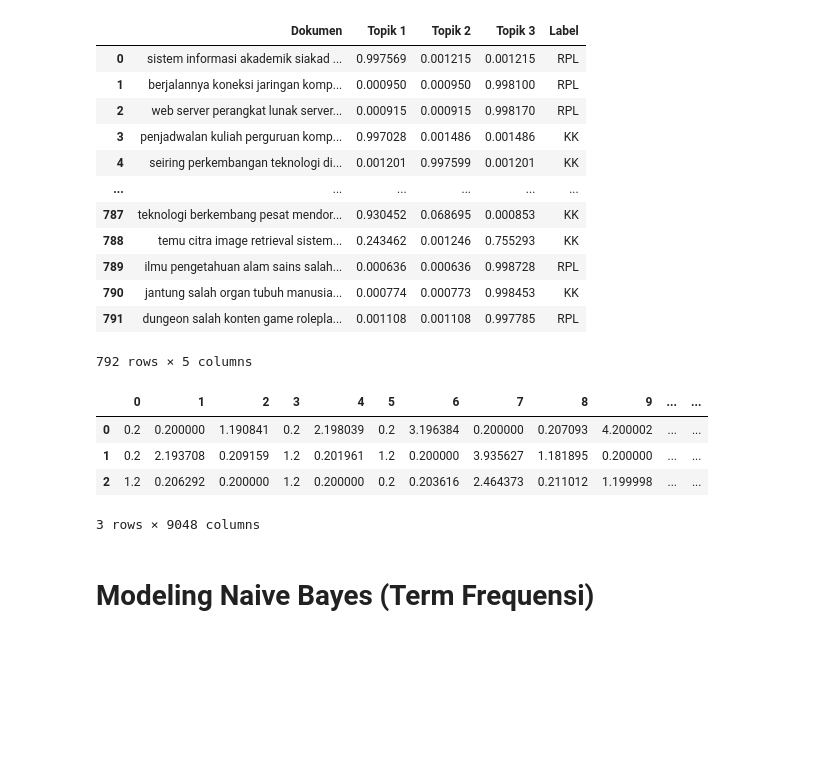
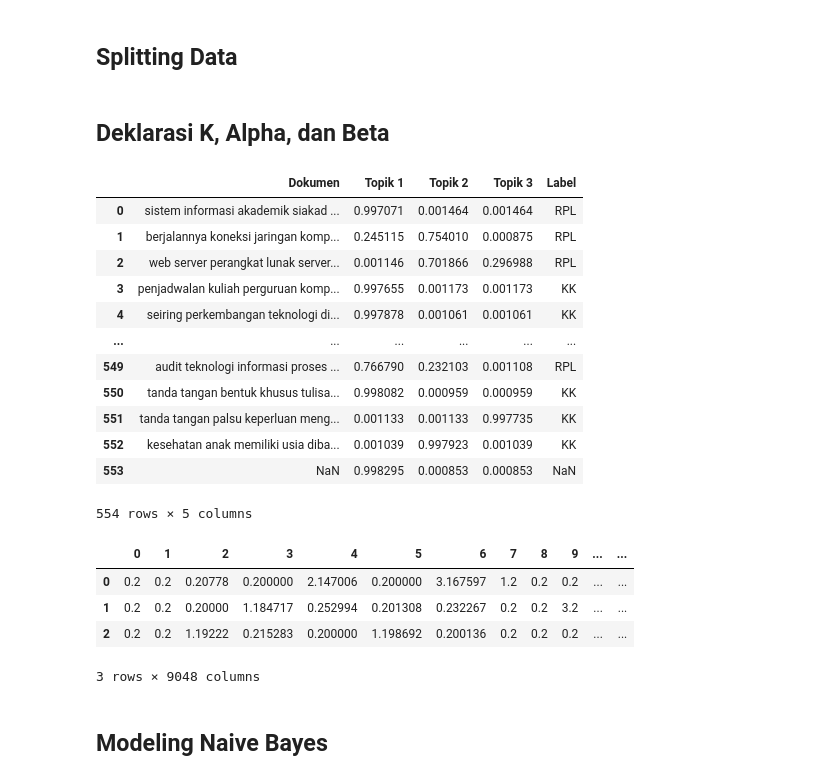
Before and after one commit to arosyihuddin/ppw, a Jupyter notebook: _sources/Reduksi Dimensi Feature.ipynb, the cells around one changed output. Cells and saved outputs as stored; diff of their text form; code cells hidden in the pictures; blank space fills up the shorter version.

```diff
--- a/_sources/Reduksi Dimensi Feature.ipynb
+++ b/_sources/Reduksi Dimensi Feature.ipynb
@@ -46,3 +58,3 @@ df = df.dropna()
 # %%
-X = df.drop(['Dokumen'], axis=1)
-X
+X = df.drop(['Dokumen', 'Label'], axis=1)
+y = df['Label']
@@ -62,0 +92,2 @@ X
+# %% [markdown]
+## Splitting Data
@@ -63,3 +96,5 @@ X
+# %% [markdown]
+## Deklarasi K, Alpha, dan Beta
 # %%
 k = 3
 alpha = 0.1
@@ -70,20 +102,24 @@ proporsi_topik_dokumen = lda.fit_transform(X)
+# %%
+lda = LatentDirichletAllocation(n_components=k, doc_topic_prior=alpha, topic_word_prior=beta)
+lda_x_train = lda.fit_transform(X_train)
+lda_x_test = lda.transform(X_test)
 # %%
 dokumen = df['Dokumen']
-output_proporsi_TD = pd.DataFrame(proporsi_topik_dokumen, columns=['Topik 1', 'Topik 2', 'Topik 3'])
+output_proporsi_TD = pd.DataFrame(lda_x_train, columns=['Topik 1', 'Topik 2', 'Topik 3'])
 output_proporsi_TD.insert(0,'Dokumen', dokumen)
-output_proporsi_TD.insert(len(output_proporsi_TD.columns),'Label', data['Label'])
+output_proporsi_TD.insert(len(output_proporsi_TD.columns),'Label', df['Label'])
 output_proporsi_TD
 # %% [output]
 |  | Dokumen | Topik 1 | Topik 2 | Topik 3 | Label |
-| 0 | sistem informasi akademik siakad ... | 0.997569 | 0.001215 | 0.001215 | RPL |
-| 1 | berjalannya koneksi jaringan komp... | 0.000950 | 0.000950 | 0.998100 | RPL |
-| 2 | web server perangkat lunak server... | 0.000915 | 0.000915 | 0.998170 | RPL |
-| 3 | penjadwalan kuliah perguruan komp... | 0.997028 | 0.001486 | 0.001486 | KK |
-| 4 | seiring perkembangan teknologi di... | 0.001201 | 0.997599 | 0.001201 | KK |
+| 0 | sistem informasi akademik siakad ... | 0.997071 | 0.001464 | 0.001464 | RPL |
+| 1 | berjalannya koneksi jaringan komp... | 0.245115 | 0.754010 | 0.000875 | RPL |
+| 2 | web server perangkat lunak server... | 0.001146 | 0.701866 | 0.296988 | RPL |
+| 3 | penjadwalan kuliah perguruan komp... | 0.997655 | 0.001173 | 0.001173 | KK |
+| 4 | seiring perkembangan teknologi di... | 0.997878 | 0.001061 | 0.001061 | KK |
 | ... | ... | ... | ... | ... | ... |
-| 787 | teknologi berkembang pesat mendor... | 0.930452 | 0.068695 | 0.000853 | KK |
-| 788 | temu citra image retrieval sistem... | 0.243462 | 0.001246 | 0.755293 | KK |
-| 789 | ilmu pengetahuan alam sains salah... | 0.000636 | 0.000636 | 0.998728 | RPL |
-| 790 | jantung salah organ tubuh manusia... | 0.000774 | 0.000773 | 0.998453 | KK |
-| 791 | dungeon salah konten game rolepla... | 0.001108 | 0.001108 | 0.997785 | RPL |
+| 549 | audit teknologi informasi proses ... | 0.766790 | 0.232103 | 0.001108 | RPL |
+| 550 | tanda tangan bentuk khusus tulisa... | 0.998082 | 0.000959 | 0.000959 | KK |
+| 551 | tanda tangan palsu keperluan meng... | 0.001133 | 0.001133 | 0.997735 | KK |
+| 552 | kesehatan anak memiliki usia diba... | 0.001039 | 0.997923 | 0.001039 | KK |
+| 553 | NaN | 0.998295 | 0.000853 | 0.000853 | NaN |
-792 rows × 5 columns
+554 rows × 5 columns
@@ -95,10 +133,10 @@ distribusi_kata_topik = pd.DataFrame(lda.components_)
 distribusi_kata_topik
 # %% [output]
 |  | 0 | 1 | 2 | 3 | 4 | 5 | 6 | 7 | 8 | 9 | ... | ... |
-| 0 | 0.2 | 0.200000 | 1.190841 | 0.2 | 2.198039 | 0.2 | 3.196384 | 0.200000 | 0.207093 | 4.200002 | ... | ... |
-| 1 | 0.2 | 2.193708 | 0.209159 | 1.2 | 0.201961 | 1.2 | 0.200000 | 3.935627 | 1.181895 | 0.200000 | ... | ... |
-| 2 | 1.2 | 0.206292 | 0.200000 | 1.2 | 0.200000 | 0.2 | 0.203616 | 2.464373 | 0.211012 | 1.199998 | ... | ... |
+| 0 | 0.2 | 0.2 | 0.20778 | 0.200000 | 2.147006 | 0.200000 | 3.167597 | 1.2 | 0.2 | 0.2 | ... | ... |
+| 1 | 0.2 | 0.2 | 0.20000 | 1.184717 | 0.252994 | 0.201308 | 0.232267 | 0.2 | 0.2 | 3.2 | ... | ... |
+| 2 | 0.2 | 0.2 | 1.19222 | 0.215283 | 0.200000 | 1.198692 | 0.200136 | 0.2 | 0.2 | 0.2 | ... | ... |
 3 rows × 9048 columns
 # %% [markdown]
-# Modeling Naive Bayes (Term Frequensi)
+## Modeling Naive Bayes
 # %%
```
Also changed, not shown: parts of 26 cells of this notebook, 22 other files.
